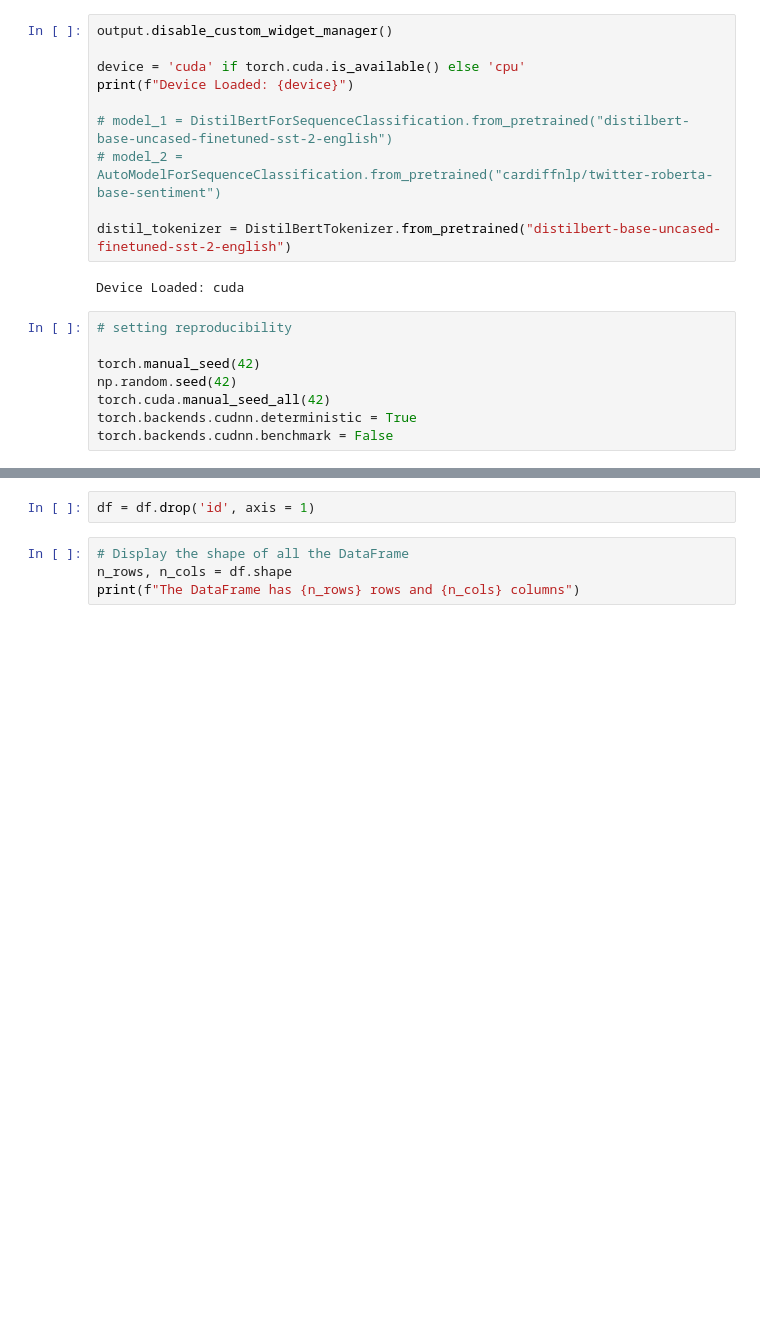
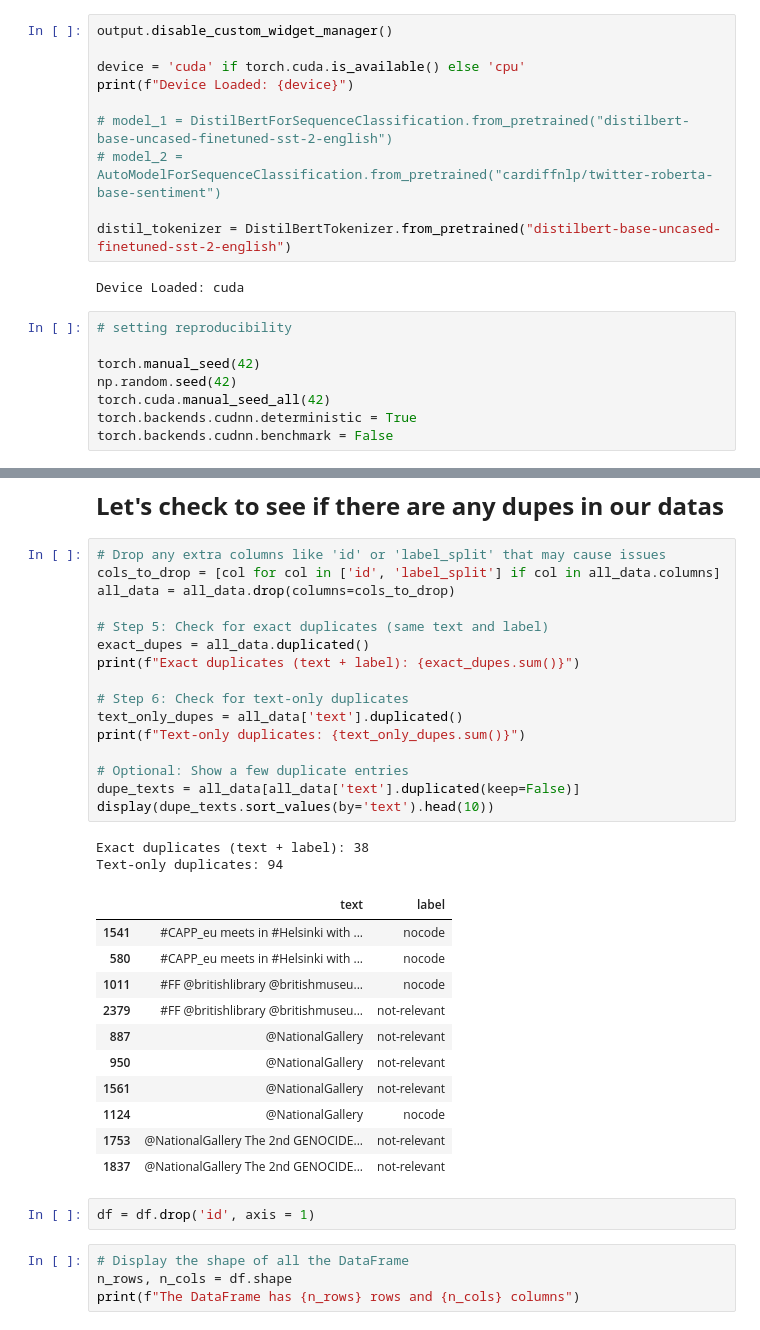
Before and after one commit to jeelfaldu7/transformer_sentiment_analysis, a Jupyter notebook: DataJams.ipynb, the cells around one changed output, grey strips where cells are left out. Saved outputs shown, nothing was run; the diff lists cells and outputs as text; blank space fills up the shorter version.

```diff
--- a/DataJams.ipynb
+++ b/DataJams.ipynb
@@ -98,3 +113,35 @@ memory usage: 72.4+ KB
+# %% [markdown]
+<font size = 5> <b> Let's check to see if there are any dupes in our datas
+# %%
+# Drop any extra columns like 'id' or 'label_split' that may cause issues
+cols_to_drop = [col for col in ['id', 'label_split'] if col in all_data.columns]
+all_data = all_data.drop(columns=cols_to_drop)
+
+# Step 5: Check for exact duplicates (same text and label)
+exact_dupes = all_data.duplicated()
+print(f"Exact duplicates (text + label): {exact_dupes.sum()}")
+
+# Step 6: Check for text-only duplicates
+text_only_dupes = all_data['text'].duplicated()
+print(f"Text-only duplicates: {text_only_dupes.sum()}")
+
+# Optional: Show a few duplicate entries
+dupe_texts = all_data[all_data['text'].duplicated(keep=False)]
+display(dupe_texts.sort_values(by='text').head(10))
+# %% [output]
+Exact duplicates (text + label): 38
+Text-only duplicates: 94
+|  | text | label |
+| 1541 | #CAPP_eu meets in #Helsinki with ... | nocode |
+| 580 | #CAPP_eu meets in #Helsinki with ... | nocode |
+| 1011 | #FF @britishlibrary @britishmuseu... | nocode |
+| 2379 | #FF @britishlibrary @britishmuseu... | not-relevant |
+| 887 | @NationalGallery | not-relevant |
+| 950 | @NationalGallery | not-relevant |
+| 1561 | @NationalGallery | not-relevant |
+| 1124 | @NationalGallery | nocode |
+| 1753 | @NationalGallery The 2nd GENOCIDE... | not-relevant |
+| 1837 | @NationalGallery The 2nd GENOCIDE... | not-relevant |
 # %%
 df = df.drop('id', axis = 1)
 # %%
```
Also changed, not shown: parts of 20 cells of this notebook.
